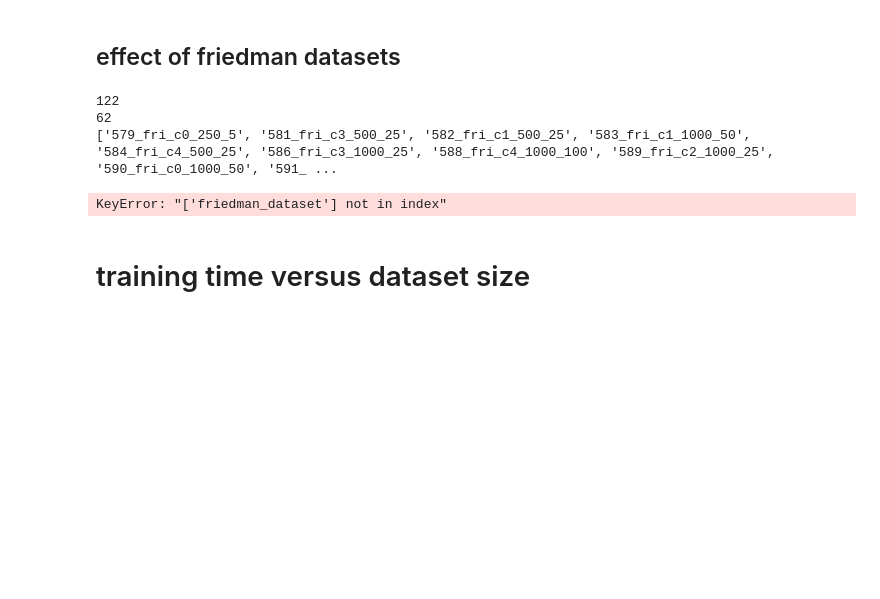
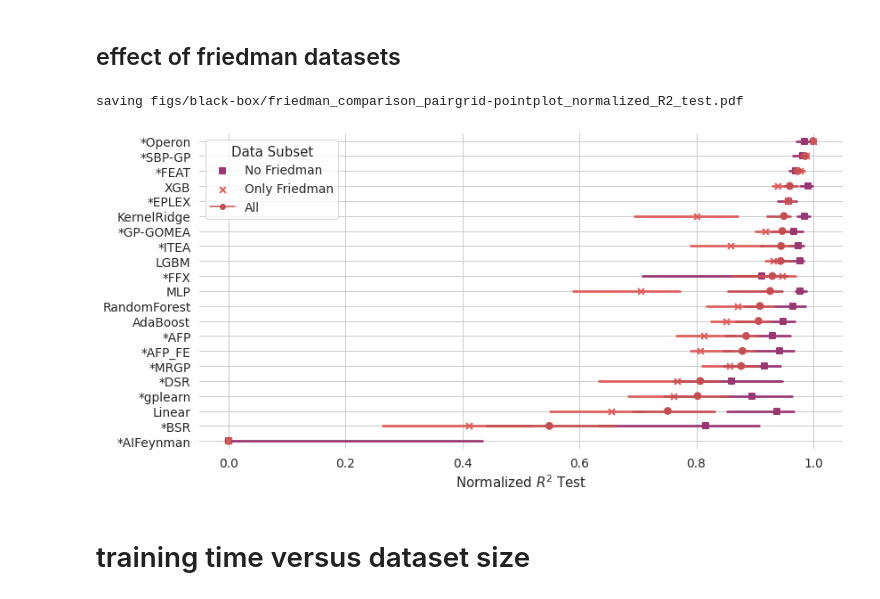
Before and after one commit to cavalab/srbench, a Jupyter notebook: postprocessing/blackbox_results.ipynb, the cells around one changed output. Drawn from its saved outputs; the diff is of its cells as text; code cells hidden in the pictures; blank space fills up the shorter version.

```diff
--- a/postprocessing/blackbox_results.ipynb
+++ b/postprocessing/blackbox_results.ipynb
@@ -70,6 +68,3 @@ figdir: figs/black-box
 # read data from feather
 # %%
 df_results = pd.read_feather('../results/black-box_results.feather')
-# %%
-# additional metadata
-df_results['symbolic_alg'] = df_results['algorithm'].apply(lambda x: x in symbolic_algs)
@@ -367,24 +219,6 @@ saving figs/black-box/pairgrid-pointplot_r2_test_model_size_training-time-(s).pd
 [figure]
 # %% [markdown]
 ## effect of friedman datasets
-# %%
-datasets = df_sum.dataset.unique()
-print(len(datasets))
-friedman_datasets = [d for d in datasets if '_fri_' in d]
-print(len(friedman_datasets))
-print(friedman_datasets)
-# %% [output]
-122
-62
-['579_fri_c0_250_5', '581_fri_c3_500_25', '582_fri_c1_500_25', '583_fri_c1_1000_50', '584_fri_c4_500_25', '586_fri_c3_1000_25', '588_fri_c4_1000_100', '589_fri_c2_1000_25', '590_fri_c0_1000_50', '591_ ...
-# %%
-
-df_plot=df_sum.copy()
-df_plot['*algorithm*'] = df_plot['algorithm'].apply(lambda x: '*'+x if x in symbolic_algs else x)
-df_plot = df_plot[['*algorithm*','r2_test_rank','friedman_dataset']]
-pd.melt(df_plot, id_vars=['friedman_dataset','*algorithm*'], value_vars=['r2_test_rank'])
-# %% [output]
-KeyError: "['friedman_dataset'] not in index"
 # %%
 # Make the PairGrid
 sns.set_style("whitegrid")
@@ -395,7 +229,7 @@ df_plot = df_plot[['*algorithm*','r2_test','r2_test_norm','r2_test_rank','friedm
 x='r2_test'
 markers = ['o','s','x']
 colors = sns.color_palette('flare',n_colors=3)
-for x in ['r2_test','r2_test_norm','r2_test_rank']:
+for x in ['r2_test_norm']:
 # for x in ['r2_test']:
     h = plt.figure(figsize=(12,6))
     ax = plt.gca()
@@ -417,7 +251,6 @@ for x in ['r2_test','r2_test_norm','r2_test_rank']:
                   estimator=np.median,
                   legend_out=True
                  )
-#     leg = g._legend
     # all PMLB
     g2 = sns.pointplot(ax=ax,
                   data=df_plot,
@@ -433,30 +266,33 @@ for x in ['r2_test','r2_test_norm','r2_test_rank']:
                   estimator=np.median,
                   markers = ['o'],
                   legend_out=True
                  )
     # add all PMLB to legend
     handles, labels = ax.get_legend_handles_labels()
     #Create custom artists
     both = plt.Line2D((0,1),(0,0), color='r', marker='o', linestyle='-', label='All')
     handles.append(both)
     plt.legend(title='Data Subset',
                handles=handles,
                labels=['No Friedman','Only Friedman','All'])
 
     if x=='r2_test':
         plt.xlim([-.5,1.0])
     if 'norm' in x:
         x='normalized_R2_test'
     sns.despine(left=True, bottom=True)
 #         plt.title(prefix.replace('_',' ').title())
     axes.append(ax)
     i+=1
     plt.tight_layout()
     for ax in axes:
         ax.set_ylabel('')
         ax.set_xlabel(x.replace('_',' ').title().replace('(S)','(s)').replace('R2','$R^2$'))
         ax.yaxis.grid(True)
         ax.xaxis.grid(True)
 
 
     save(name='friedman_comparison_'+'_'.join(['pairgrid-pointplot']+[x]))
+# %% [output]
+saving figs/black-box/friedman_comparison_pairgrid-pointplot_normalized_R2_test.pdf
+[figure, added]
```
Also changed, not shown: parts of 21 cells of this notebook, 4 other files.
